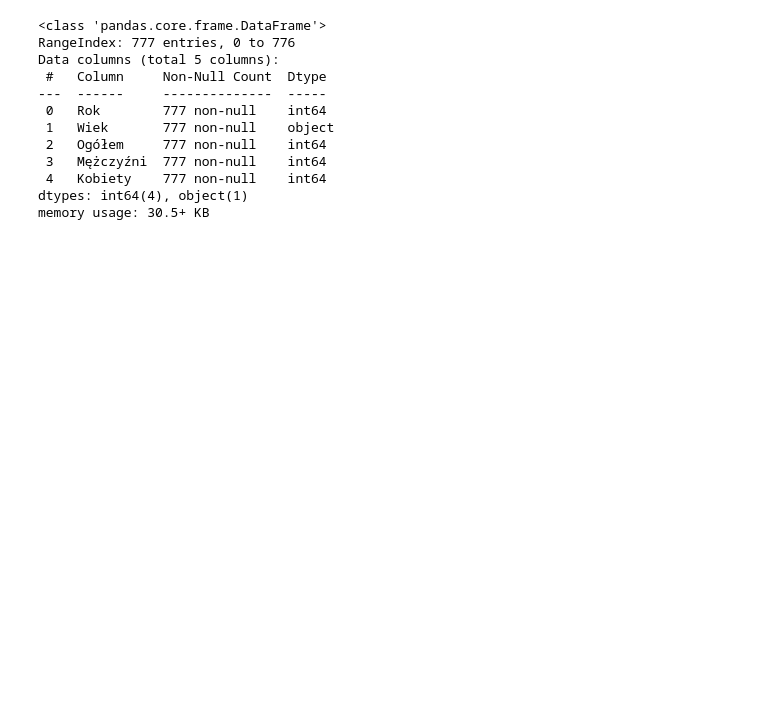
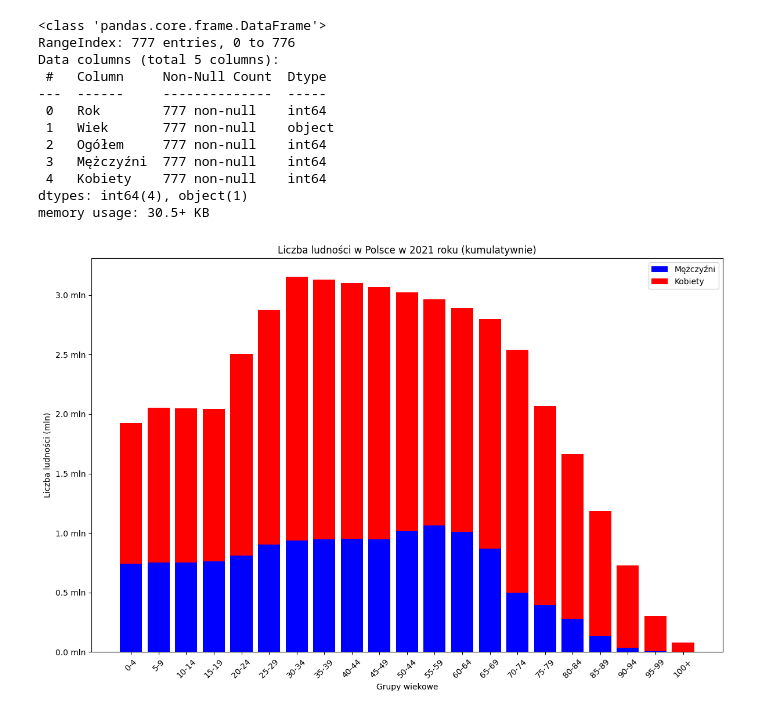
Before and after one commit to Vektor79/Zadania, a Jupyter notebook: 05_Wykresy/Materiały_na_zjazd/02_Wykresy/03_Zaawansowane wykresy/2_Grupy wiekowe.ipynb, the cells around one changed output. Cells and saved outputs as stored; diff of their text form; code cells hidden in the pictures; blank space fills up the shorter version.

Commit message:
Grupy wiekowe

```diff
--- a/05_Wykresy/Materiały_na_zjazd/02_Wykresy/03_Zaawansowane wykresy/2_Grupy wiekowe.ipynb
+++ b/05_Wykresy/Materiały_na_zjazd/02_Wykresy/03_Zaawansowane wykresy/2_Grupy wiekowe.ipynb
@@ -34,3 +53,26 @@ Data columns (total 5 columns):
  4   Kobiety    777 non-null    int64
 dtypes: int64(4), object(1)
 memory usage: 30.5+ KB
+# %%
+fig, ax = plt.subplots(figsize=(12, 8))
+
+ax.bar(df["Wiek"], height=df["Mężczyźni"], color="blue", label="Mężczyźni")
+ax.bar(df["Wiek"], height=df["Kobiety"], color="red", bottom=df["Mężczyźni"], label="Kobiety")
+#    botttom powoduje, że słupek "Kobiety" zacznie się w miejscu, gdzie skończył się słupek "Mężczyźni", bo inaczej nałożą się na siebie
+#    label - etykieta legendy
+
+ax.set_xlabel("Grupy wiekowe")
+ax.set_ylabel("Liczba ludności (mln)")
+ax.set_title("Liczba ludności w Polsce w 2021 roku (kumulatywnie)")
+
+
+ax.legend()    # dodaje legendę na wykresie
+ax.yaxis.set_major_formatter(ticker.FuncFormatter(lambda x, pos: f'{x / 1000000} mln'))    # zamiast /1000000 można też użyć /1e6 bo to to samo :)
+    # formatter - funkcja mapuje orginalny tick na nowy tick, zwykle jest to funkcja jednorazowego użytku, więc stosuje się tu funkcję lambda
+plt.xticks(rotation=45)
+
+
+plt.tight_layout()
+plt.show()
+# %% [output]
+[figure, added]
```
Also changed, not shown: parts of 2 cells of this notebook.
